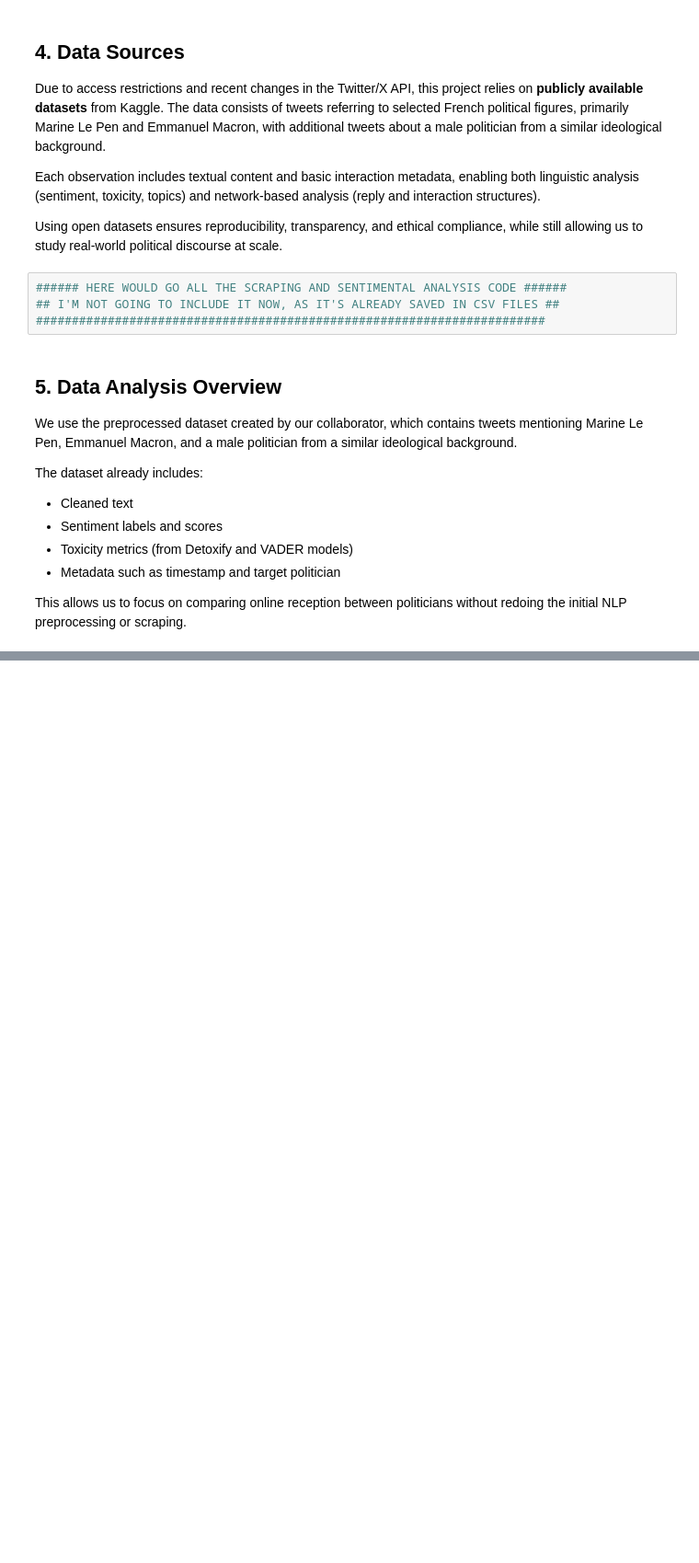
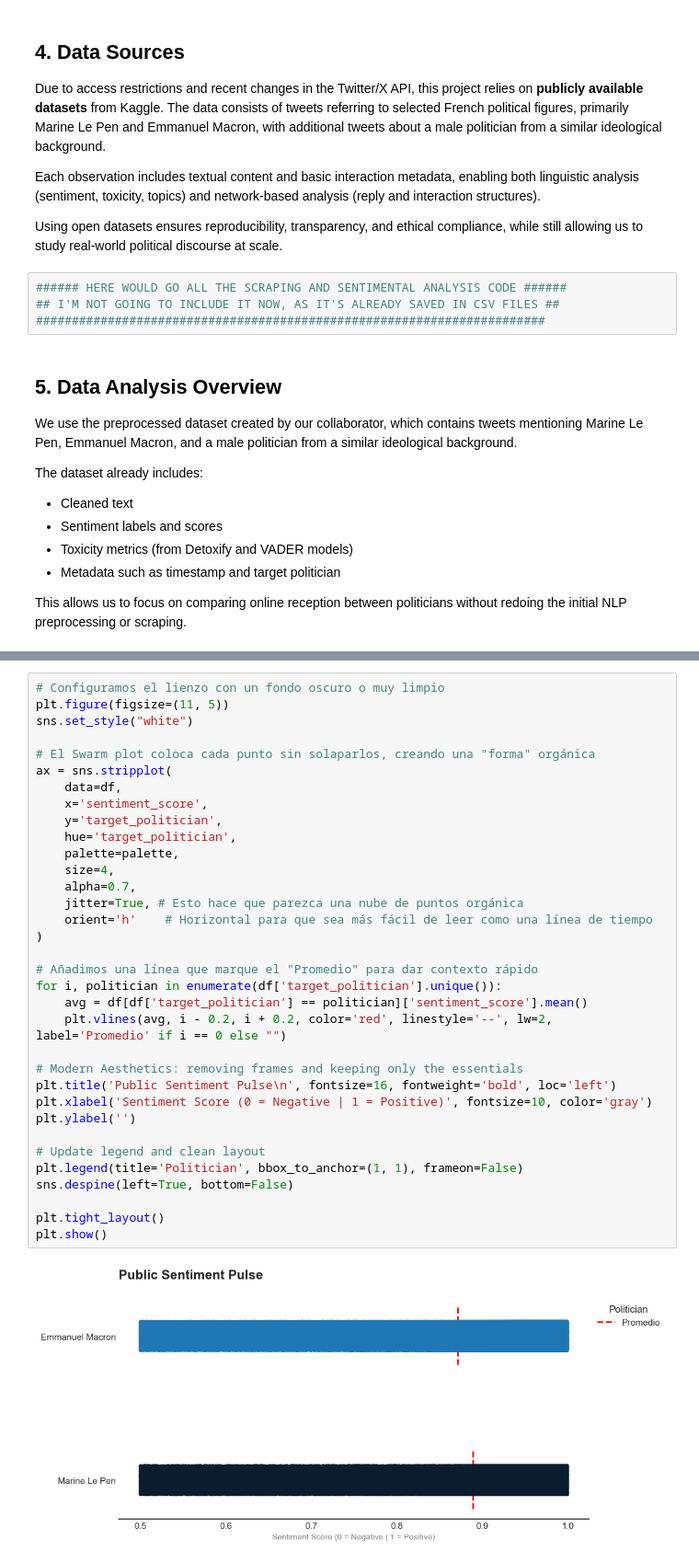
Before and after one commit to micagonzdark/ComputationalSocialSciences, a Jupyter notebook: project/data_analysis.ipynb, the cells around one changed output, grey strips where cells are left out. Shown at 92% size. Cells and saved outputs as stored; diff of their text form; blank space fills up the shorter version.

```diff
--- a/project/data_analysis.ipynb
+++ b/project/data_analysis.ipynb
@@ -164,0 +330,36 @@ This allows us to focus on comparing online reception between politicians withou
+# %%
+# Configuramos el lienzo con un fondo oscuro o muy limpio
+plt.figure(figsize=(11, 5))
+sns.set_style("white")
+
+# El Swarm plot coloca cada punto sin solaparlos, creando una "forma" orgánica
+ax = sns.stripplot(
+    data=df,
+    x='sentiment_score',
+    y='target_politician',
+    hue='target_politician',
+    palette=palette,
+    size=4,
+    alpha=0.7,
+    jitter=True, # Esto hace que parezca una nube de puntos orgánica
+    orient='h'    # Horizontal para que sea más fácil de leer como una línea de tiempo
+)
+
+# Añadimos una línea que marque el "Promedio" para dar contexto rápido
+for i, politician in enumerate(df['target_politician'].unique()):
+    avg = df[df['target_politician'] == politician]['sentiment_score'].mean()
+    plt.vlines(avg, i - 0.2, i + 0.2, color='red', linestyle='--', lw=2, label='Promedio' if i == 0 else "")
+
+# Modern Aesthetics: removing frames and keeping only the essentials
+plt.title('Public Sentiment Pulse\n', fontsize=16, fontweight='bold', loc='left')
+plt.xlabel('Sentiment Score (0 = Negative | 1 = Positive)', fontsize=10, color='gray')
+plt.ylabel('')
+
+# Update legend and clean layout
+plt.legend(title='Politician', bbox_to_anchor=(1, 1), frameon=False)
+sns.despine(left=True, bottom=False)
+
+plt.tight_layout()
+plt.show()
+# %% [output]
+[figure, added]
```
Also changed, not shown: parts of 8 cells of this notebook.
